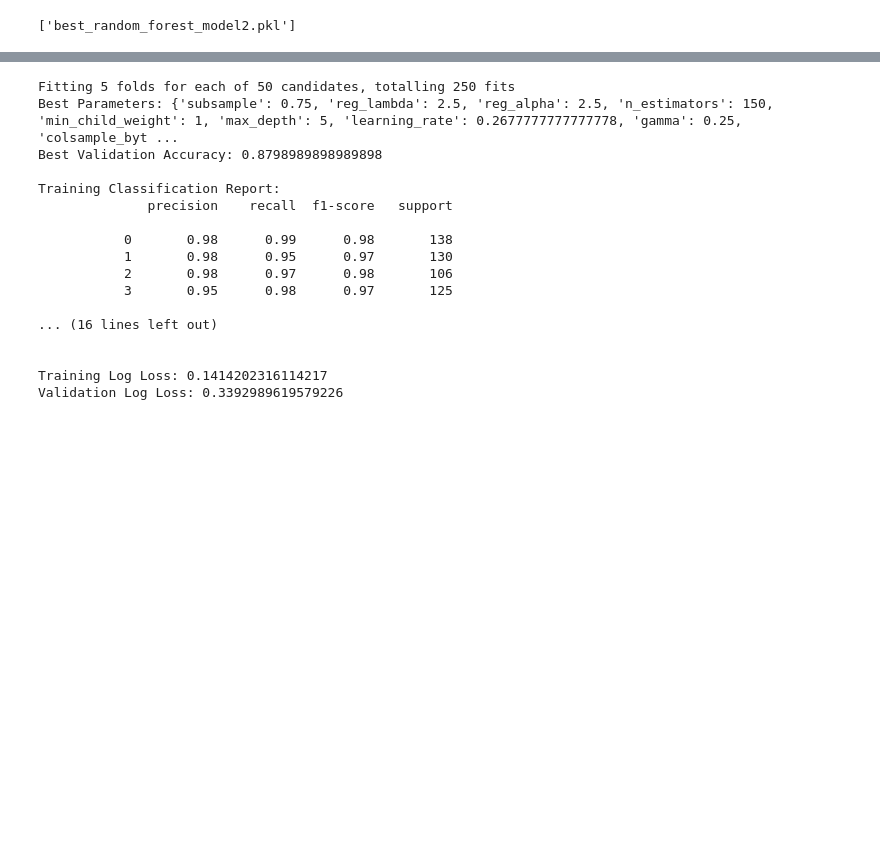
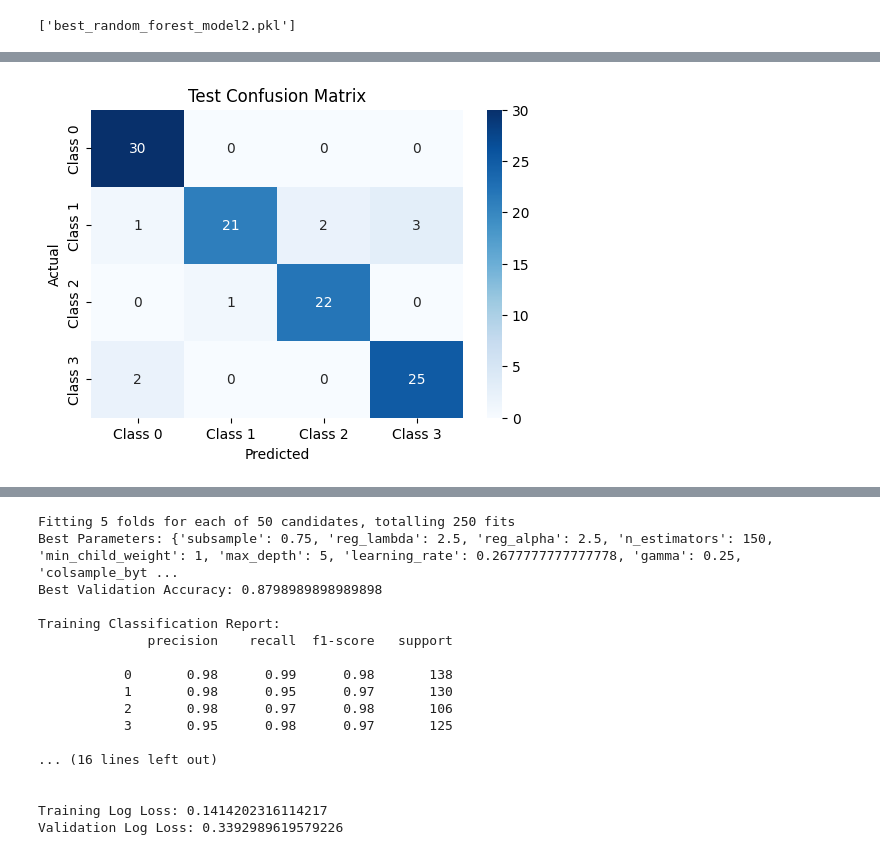
Before and after one commit to Sachinthana-Pathiranage/Sri-Ayu-Ayurvedic-Care, a Jupyter notebook: Notebooks/Pamoda_Notebooks/FESymptoms.ipynb, the cells around one changed output, grey strips where cells are left out. Saved outputs shown, nothing was run; the diff lists cells and outputs as text; code cells hidden in the pictures; blank space fills up the shorter version.

```diff
--- a/Notebooks/Pamoda_Notebooks/FESymptoms.ipynb
+++ b/Notebooks/Pamoda_Notebooks/FESymptoms.ipynb
@@ -1242,0 +2148,24 @@ joblib.dump(best_rf, 'best_random_forest_model2.pkl')
+# %%
+import seaborn as sns
+import matplotlib.pyplot as plt
+from sklearn.metrics import confusion_matrix
+
+# Confusion matrices for training, validation, and test sets
+test_cm = confusion_matrix(y_test, y_test_pred)
+
+
+# Function to plot confusion matrix as heatmap
+def plot_confusion_matrix(cm, labels, title='Confusion Matrix'):
+    plt.figure(figsize=(6, 4))
+    sns.heatmap(cm, annot=True, fmt='d', cmap='Blues', xticklabels=labels, yticklabels=labels)
+    plt.title(title)
+    plt.xlabel('Predicted')
+    plt.ylabel('Actual')
+    plt.show()
+
+# Define class labels (assuming you have 4 classes)
+labels = ['Class 0', 'Class 1', 'Class 2', 'Class 3']
+
+plot_confusion_matrix(test_cm, labels, title='Test Confusion Matrix')
+# %% [output]
+[figure, added]
```
Also changed, not shown: parts of 40 cells of this notebook.
